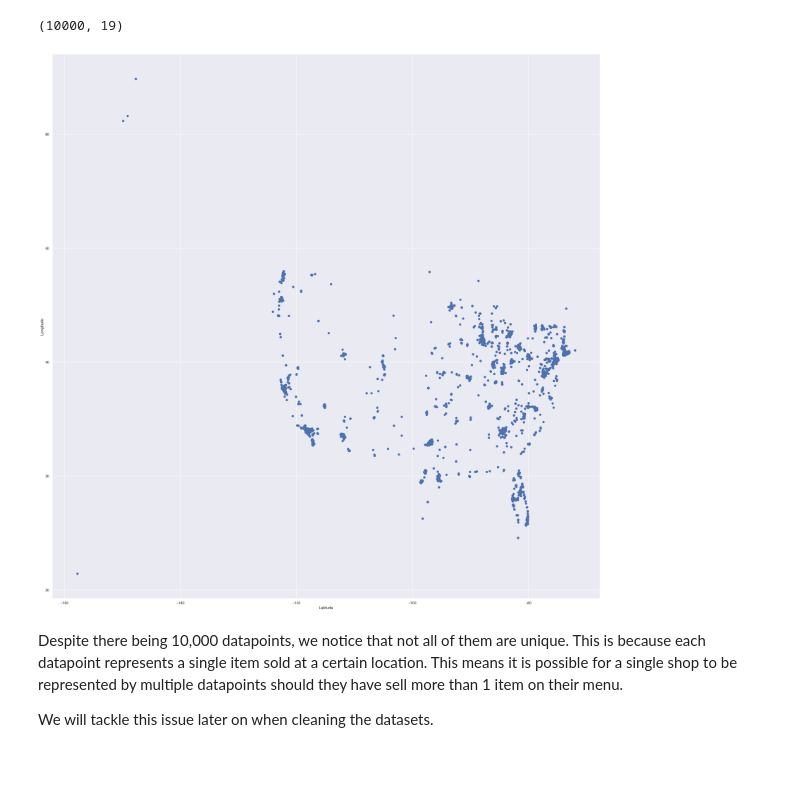
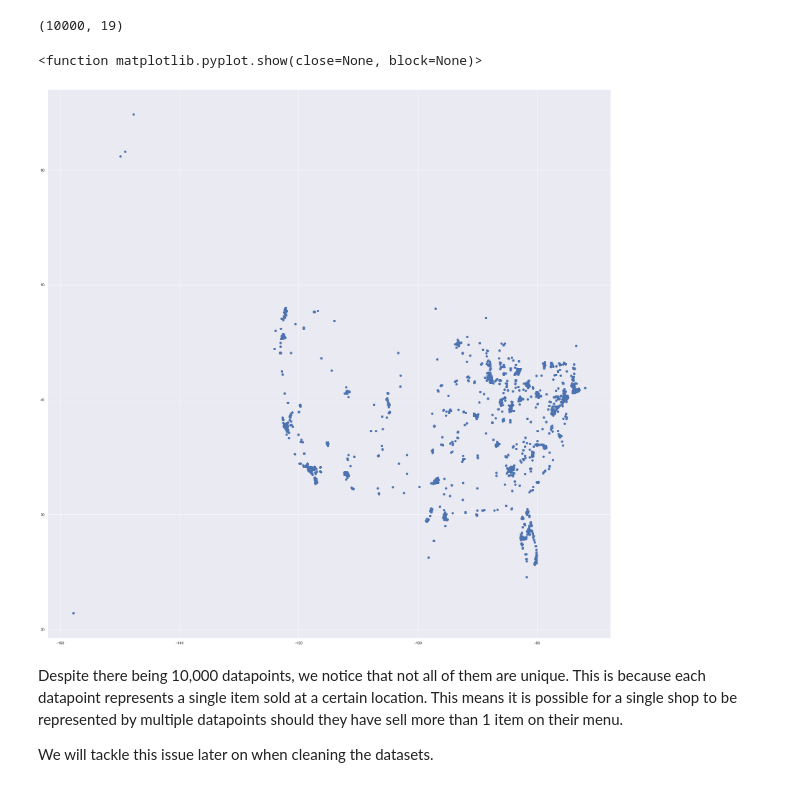
Before and after one commit to jerrell-y/SC1015-miniproj-pizza, a Jupyter notebook: EDA.ipynb, the cells around one changed output. Saved outputs shown, nothing was run; the diff lists cells and outputs as text; code cells hidden in the pictures.

```diff
--- a/EDA.ipynb
+++ b/EDA.ipynb
@@ -32,15 +32,14 @@ shop.shape
 # %%
 f, axes = plt.subplots(figsize=(30,30))
 
 
 long = shop["longitude"]
 lat = shop["latitude"]
 plt.scatter(long,lat)
-plt.xlabel('Latitude')
-plt.ylabel('Longitude')
-plt.show()
+plt.show
 # %% [output]
+<function matplotlib.pyplot.show(close=None, block=None)>
-[figure, old version]
+[figure, new version]
 # %% [markdown]
 Despite there being 10,000 datapoints, we notice that not all of them are unique. This is because each datapoint represents a single item sold at a certain location. This means it is possible for a single shop to be represented by multiple datapoints should they have sell more than 1 item on their menu.
 
```
Also changed, not shown: parts of 2 cells of this notebook, 5 other files.
